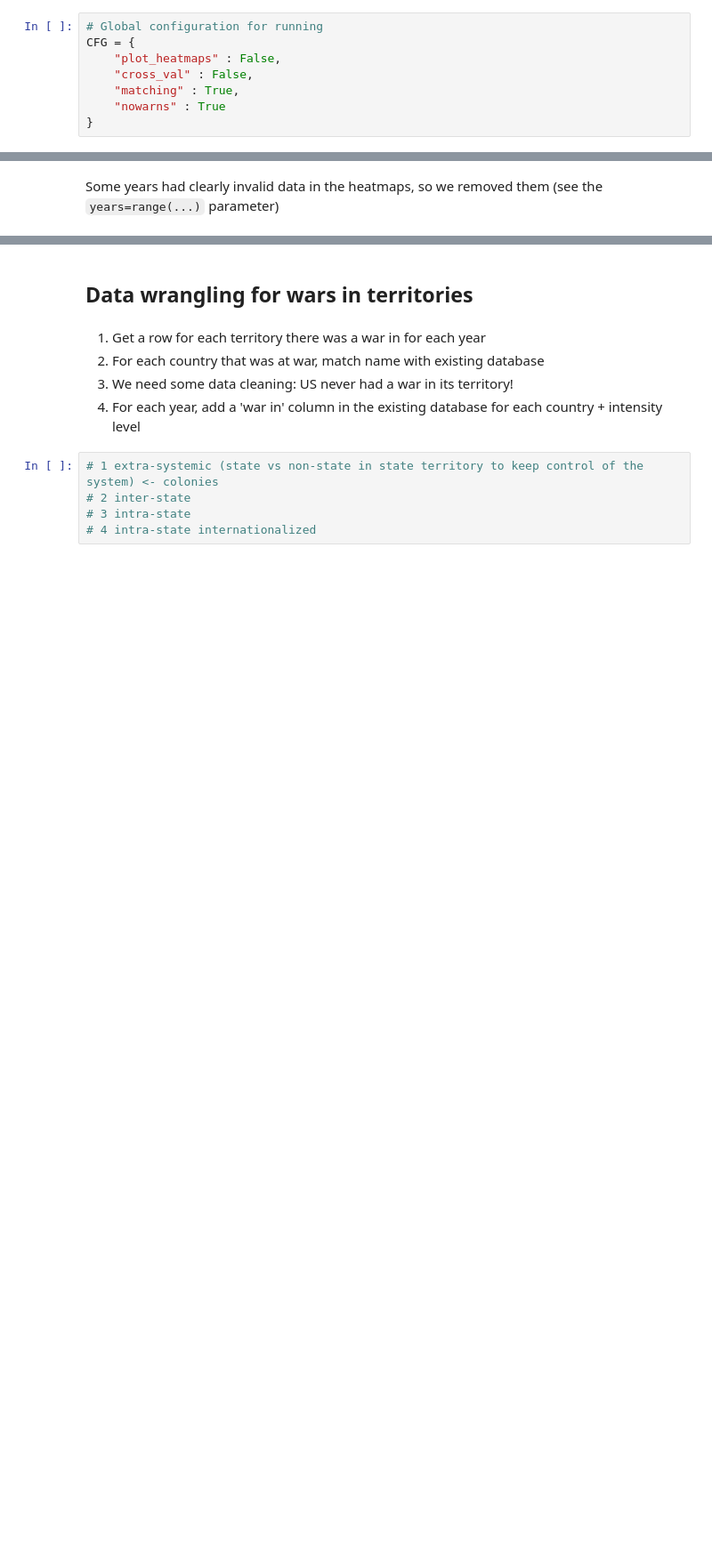
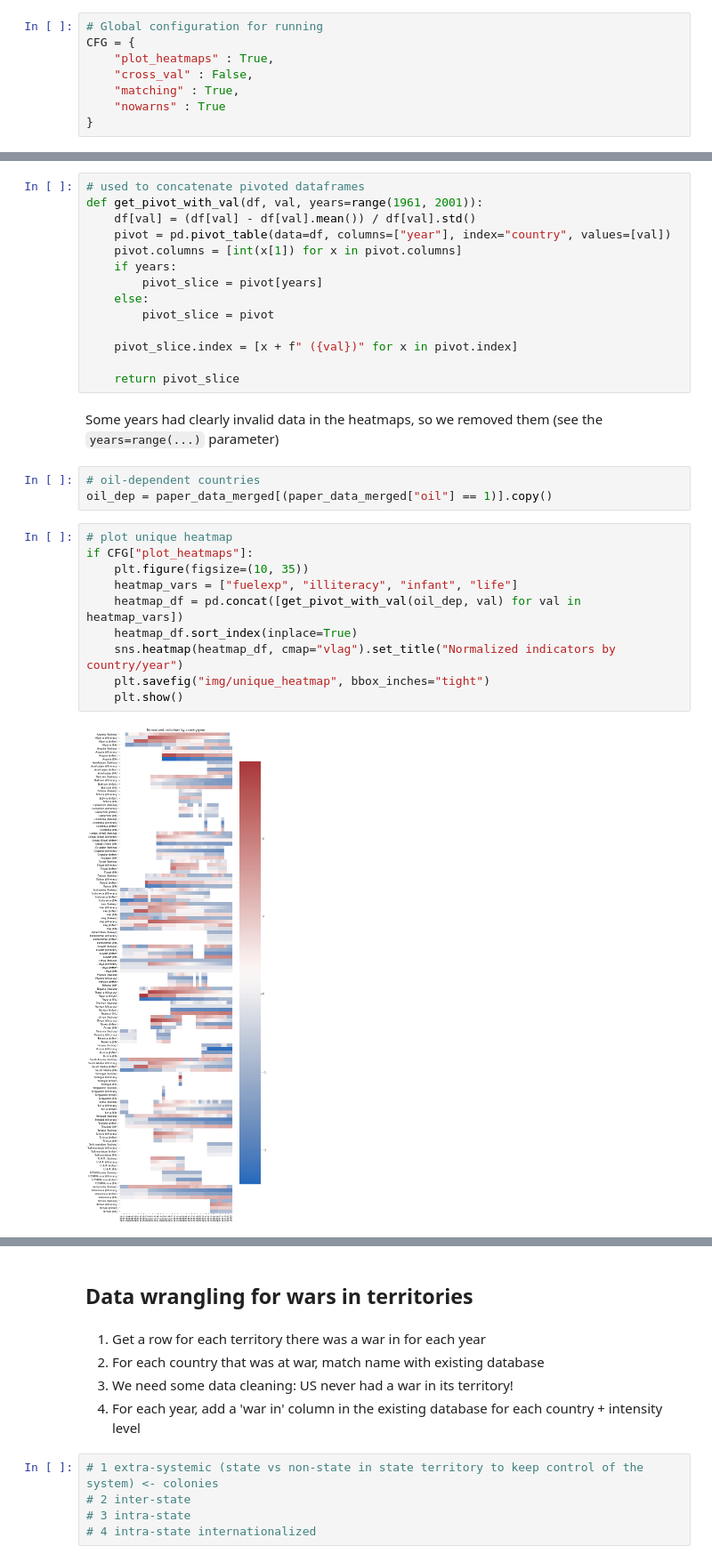
Before and after one commit to epfl-ada/ada-2020-project-milestone-p3-p3_limonada, a Jupyter notebook: creative_extension.ipynb, the cells around one changed output, grey strips where cells are left out. Shown at 89% size. Drawn from its saved outputs; the diff is of its cells as text; blank space fills up the shorter version.

Commit message:
heatmaps

```diff
--- a/creative_extension.ipynb
+++ b/creative_extension.ipynb
@@ -26,7 +26,7 @@ import matplotlib.pyplot as plt
 # %%
 # Global configuration for running
 CFG = {
-    "plot_heatmaps" : False,
+    "plot_heatmaps" : True,
     "cross_val" : False,
     "matching" : True,
     "nowarns" : True
@@ -150,6 +153,35 @@ def plot_val_by_country_year(df, val, years=None):
     ax.set_title(val)
     plt.savefig(f"img/year_heatmap_{val}")
     plt.show()
+# %%
+# used to concatenate pivoted dataframes
+def get_pivot_with_val(df, val, years=range(1961, 2001)):
+    df[val] = (df[val] - df[val].mean()) / df[val].std()
+    pivot = pd.pivot_table(data=df, columns=["year"], index="country", values=[val])
+    pivot.columns = [int(x[1]) for x in pivot.columns]
+    if years:
+        pivot_slice = pivot[years]
+    else:
+        pivot_slice = pivot
+
+    pivot_slice.index = [x + f" ({val})" for x in pivot.index]
+
+    return pivot_slice
 # %% [markdown]
 Some years had clearly invalid data in the heatmaps, so we removed them (see the `years=range(...)` parameter)
+# %%
+# oil-dependent countries
+oil_dep = paper_data_merged[(paper_data_merged["oil"] == 1)].copy()
+# %%
+# plot unique heatmap
+if CFG["plot_heatmaps"]:
+    plt.figure(figsize=(10, 35))
+    heatmap_vars = ["fuelexp", "illiteracy", "infant", "life"]
+    heatmap_df = pd.concat([get_pivot_with_val(oil_dep, val) for val in heatmap_vars])
+    heatmap_df.sort_index(inplace=True)
+    sns.heatmap(heatmap_df, cmap="vlag").set_title("Normalized indicators by country/year")
+    plt.savefig("img/unique_heatmap", bbox_inches="tight")
+    plt.show()
+# %% [output]
+[figure, added]
 # %%
```
Also changed, not shown: parts of 20 cells of this notebook.
